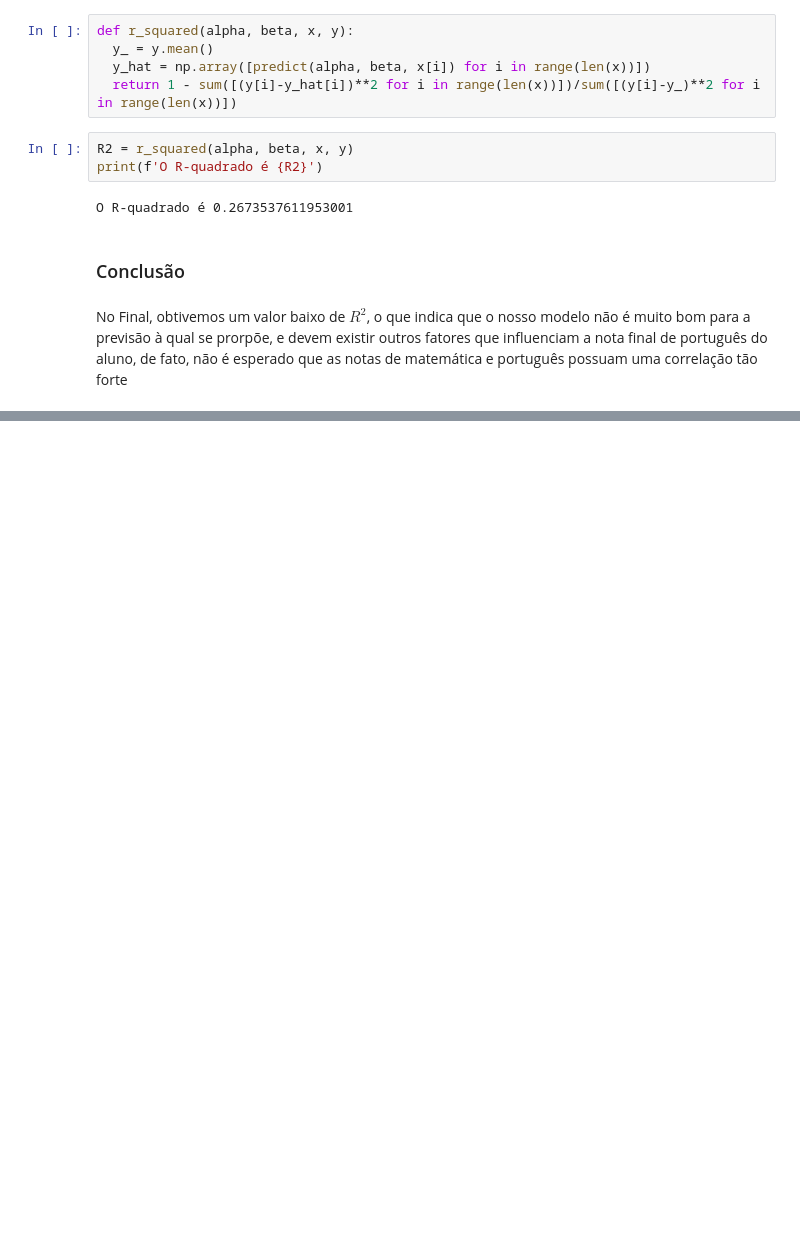
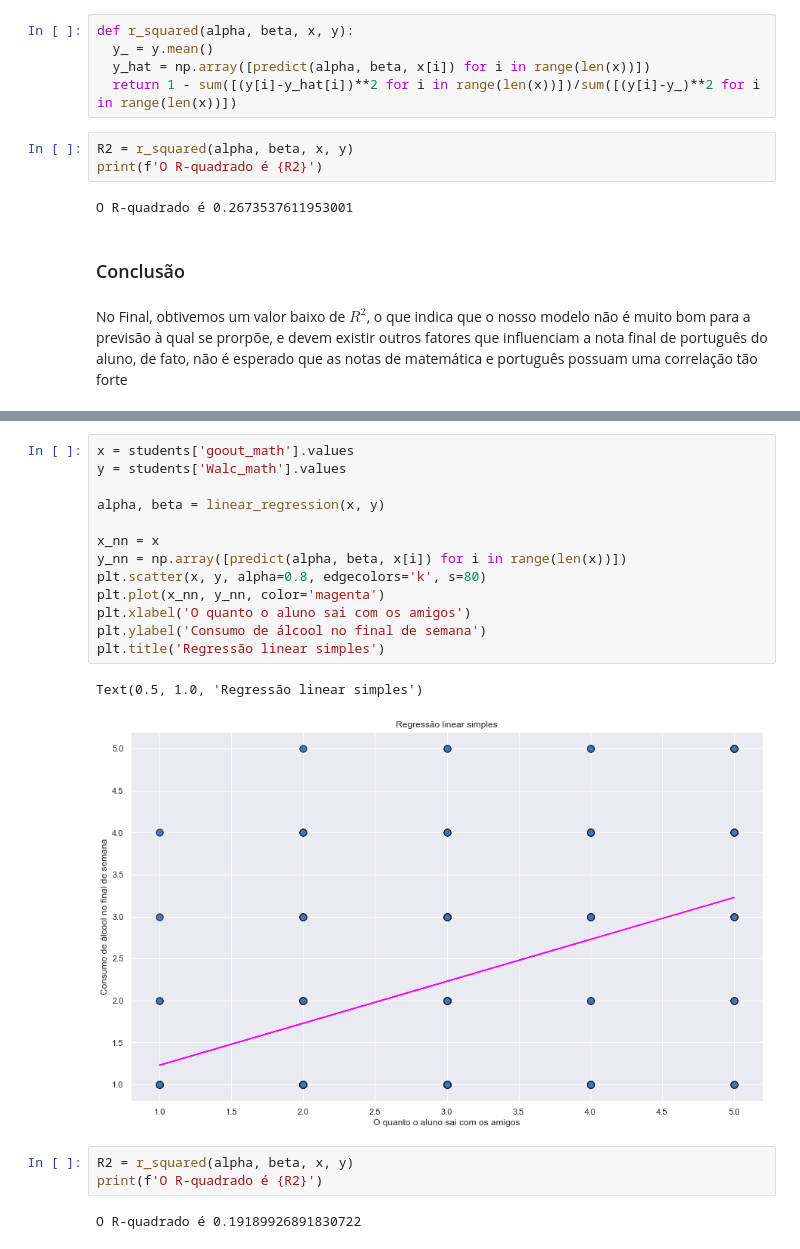
Before and after one commit to ferprr/data-science-project, a Jupyter notebook: notebooks/linear_regression.ipynb, the cells around one changed output, grey strips where cells are left out. Cells and saved outputs as stored; diff of their text form; blank space fills up the shorter version.

```diff
--- a/notebooks/linear_regression.ipynb
+++ b/notebooks/linear_regression.ipynb
@@ -117,0 +121,21 @@ No Final, obtivemos um valor baixo de $R^2$, o que indica que o nosso modelo nã
+# %%
+x = students['goout_math'].values
+y = students['Walc_math'].values
+
+alpha, beta = linear_regression(x, y)
+
+x_nn = x
+y_nn = np.array([predict(alpha, beta, x[i]) for i in range(len(x))])
+plt.scatter(x, y, alpha=0.8, edgecolors='k', s=80)
+plt.plot(x_nn, y_nn, color='magenta')
+plt.xlabel('O quanto o aluno sai com os amigos')
+plt.ylabel('Consumo de álcool no final de semana')
+plt.title('Regressão linear simples')
+# %% [output]
+Text(0.5, 1.0, 'Regressão linear simples')
+[figure, added]
+# %%
+R2 = r_squared(alpha, beta, x, y)
+print(f'O R-quadrado é {R2}')
+# %% [output]
+O R-quadrado é 0.19189926891830722
```
Also changed, not shown: parts of 2 cells of this notebook, 1 other file.
